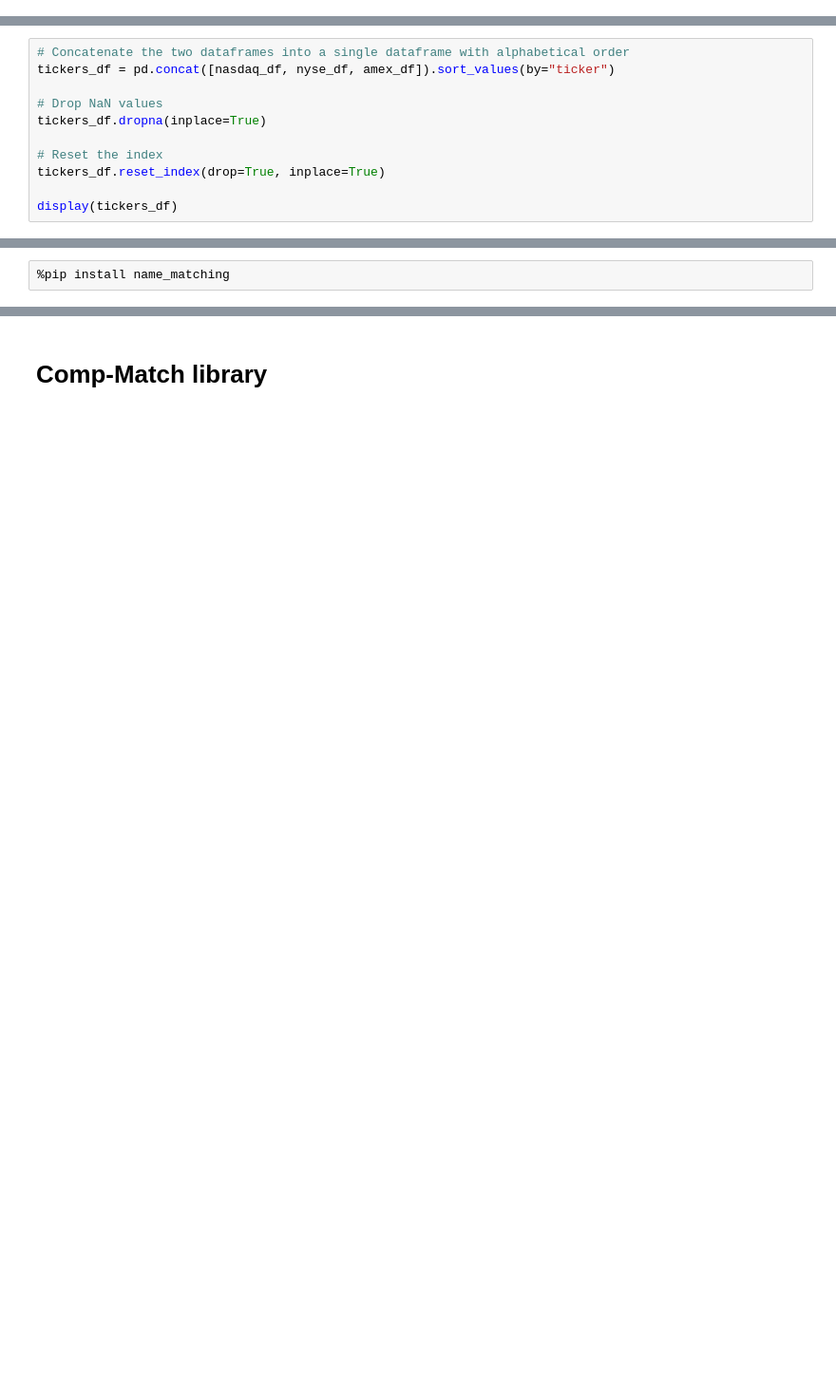
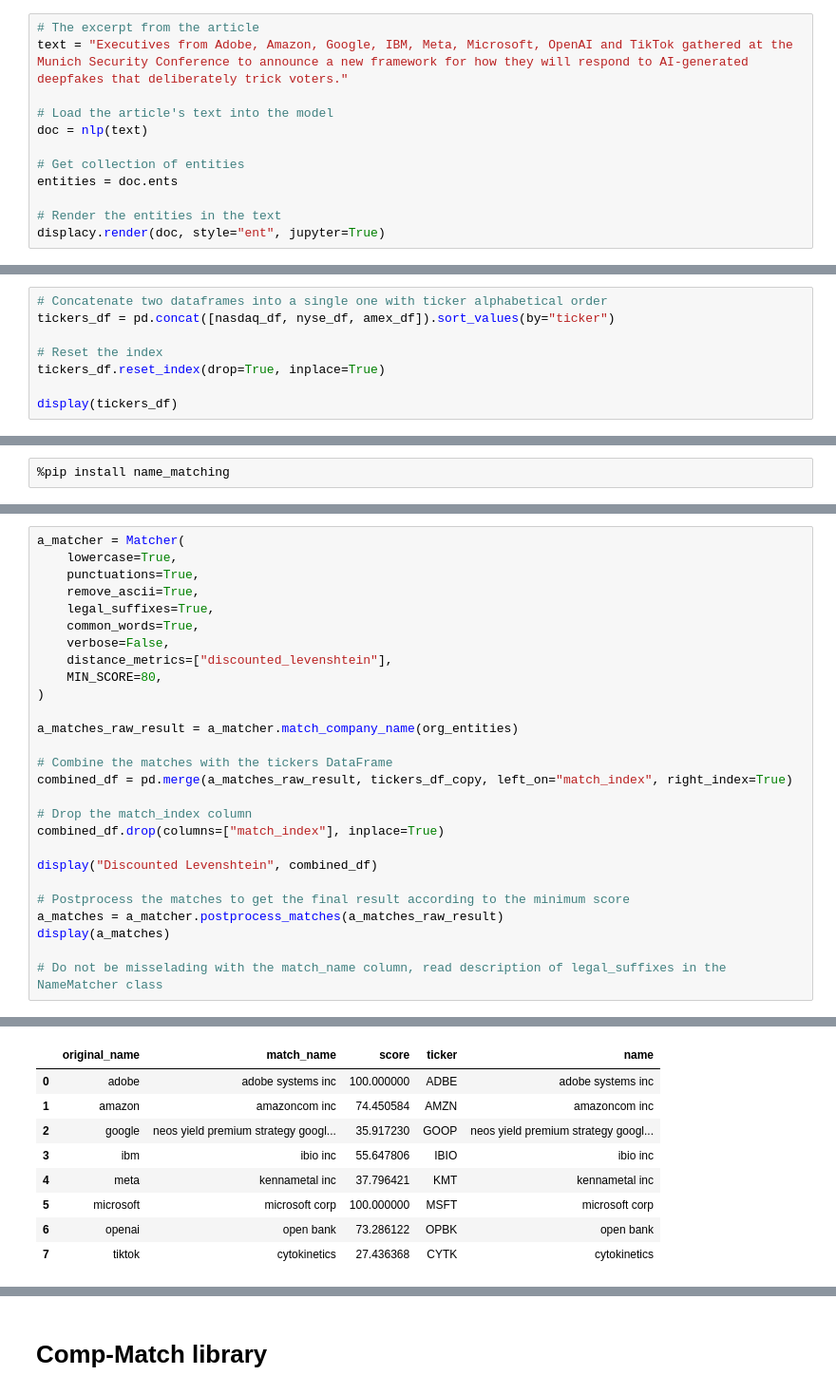
Before and after one commit to vaclavstibor/NSZZ031, a Jupyter notebook: ipynbs/company-name-to-symbol-linking/name-matching.ipynb, the cells around one changed output, grey strips where cells are left out. Shown at 95% size. Drawn from its saved outputs; the diff is of its cells as text; blank space fills up the shorter version.

```diff
--- a/ipynbs/company-name-to-symbol-linking/name-matching.ipynb
+++ b/ipynbs/company-name-to-symbol-linking/name-matching.ipynb
@@ -43,0 +23,12 @@ The speakers are serviceable, being loud enough for general use, but they pale i
+# %%
+# The excerpt from the article
+text = "Executives from Adobe, Amazon, Google, IBM, Meta, Microsoft, OpenAI and TikTok gathered at the Munich Security Conference to announce a new framework for how they will respond to AI-generated deepfakes that deliberately trick voters."
+
+# Load the article's text into the model
+doc = nlp(text)
+
+# Get collection of entities
+entities = doc.ents
+
+# Render the entities in the text
+displacy.render(doc, style="ent", jupyter=True)
@@ -149,9 +205,6 @@ dtype: object
 # %%
-# Concatenate the two dataframes into a single dataframe with alphabetical order
+# Concatenate two dataframes into a single one with ticker alphabetical order
 tickers_df = pd.concat([nasdaq_df, nyse_df, amex_df]).sort_values(by="ticker")
-
-# Drop NaN values
-tickers_df.dropna(inplace=True)
 
 # Reset the index
 tickers_df.reset_index(drop=True, inplace=True)
@@ -360,0 +330,28 @@ done
+# %%
+a_matcher = Matcher(
+    lowercase=True,
+    punctuations=True,
+    remove_ascii=True,
+    legal_suffixes=True,
+    common_words=True,
+    verbose=False,
+    distance_metrics=["discounted_levenshtein"],
+    MIN_SCORE=80,
+)
+
+a_matches_raw_result = a_matcher.match_company_name(org_entities)
+
+# Combine the matches with the tickers DataFrame
+combined_df = pd.merge(a_matches_raw_result, tickers_df_copy, left_on="match_index", right_index=True)
+
+# Drop the match_index column
+combined_df.drop(columns=["match_index"], inplace=True)
+
+display("Discounted Levenshtein", combined_df)
+
+# Postprocess the matches to get the final result according to the minimum score
+a_matches = a_matcher.postprocess_matches(a_matches_raw_result)
+display(a_matches)
+
+# Do not be misselading with the match_name column, read description of legal_suffixes in the NameMatcher class
+# %% [output]
@@ -360,0 +359,9 @@ done
+|  | original_name | match_name | score | ticker | name |
+| 0 | adobe | adobe systems inc | 100.000000 | ADBE | adobe systems inc |
+| 1 | amazon | amazoncom inc | 74.450584 | AMZN | amazoncom inc |
+| 2 | google | neos yield premium strategy googl... | 35.917230 | GOOP | neos yield premium strategy googl... |
+| 3 | ibm | ibio inc | 55.647806 | IBIO | ibio inc |
+| 4 | meta | kennametal inc | 37.796421 | KMT | kennametal inc |
+| 5 | microsoft | microsoft corp | 100.000000 | MSFT | microsoft corp |
+| 6 | openai | open bank | 73.286122 | OPBK | open bank |
+| 7 | tiktok | cytokinetics | 27.436368 | CYTK | cytokinetics |
```
Also changed, not shown: parts of 31 cells of this notebook, 2 other files.
